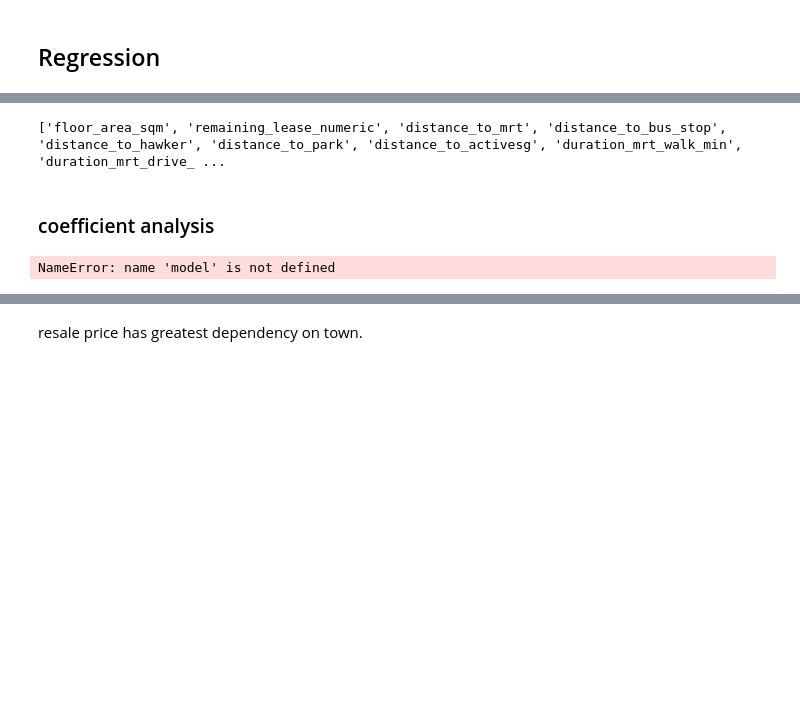
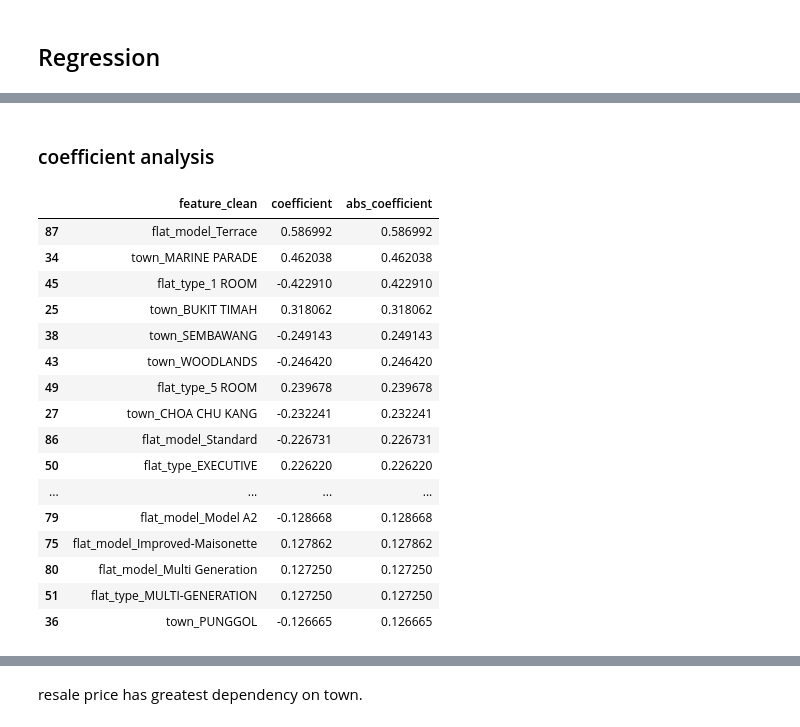
Before and after one commit to yume-24/Introductory-data-science-PBL-1-, a Jupyter notebook: PBL1_clean.ipynb, the cells around one changed output, grey strips where cells are left out. Saved outputs shown, nothing was run; the diff lists cells and outputs as text; code cells hidden in the pictures; blank space fills up the shorter version.

```diff
--- a/histgradboostreg.ipynb
+++ b/PBL1_clean.ipynb
@@ -165,8 +164,7 @@ numeric_features = [
     'distance_to_bus_stop',
     'distance_to_hawker',
     'distance_to_park',
-    'distance_to_activesg','duration_mrt_walk_min','duration_mrt_drive_min','duration_mrt_transit_min','duration_hawker_walk_min','duration_hawker_drive_min','duration_hawker_transit_min','duration_activesg_walk_min','duration_activesg_drive_min','duration_activesg_transit_min','duration_park_walk_min','duration_park_drive_min','duration_park_transit_min',
-    'storey_midpoint',
+    'distance_to_activesg','duration_mrt_walk_min','duration_mrt_drive_min','duration_mrt_transit_min','duration_hawker_walk_min','duration_hawker_drive_min','duration_hawker_transit_min','duration_activesg_walk_min','duration_activesg_drive_min','duration_activesg_transit_min','duration_park_walk_min','duration_park_drive_min','duration_park_transit_min'
 ]
 categorical_features = [
     'town',
@@ -223,42 +243,51 @@ KeyError: "['storey_midpoint'] not in index"
-# %%
-print(features)
-# %% [output]
-['floor_area_sqm', 'remaining_lease_numeric', 'distance_to_mrt', 'distance_to_bus_stop', 'distance_to_hawker', 'distance_to_park', 'distance_to_activesg', 'duration_mrt_walk_min', 'duration_mrt_drive_ ...
 # %% [markdown]
 ### coefficient analysis
 # %%
 import pandas as pd
 import numpy as np
 
-#EFFECTS ON LOG PRICE BTW
-# get fitted preprocessor and regressor from pipeline
-preprocessor = model.named_steps['preprocessor']
-ridge_model = model.named_steps['regressor']
+# use the FULL pipeline, not the raw RidgeCV regressor
+ridge_pipeline = ridge_model   # or whatever you named your Ridge pipeline
 
-# get feature names after preprocessing
+preprocessor = ridge_pipeline.named_steps["preprocessor"]
+ridge_regressor = ridge_pipeline.named_steps["regressor"]
+
 feature_names = preprocessor.get_feature_names_out()
+coefficients = ridge_regressor.coef_
 
-# get coefficients
-coefficients = ridge_model.coef_
-
-# make dataframe
 coef_df = pd.DataFrame({
-    'feature': feature_names,
-    'coefficient': coefficients,
-    'abs_coefficient': np.abs(coefficients)
+    "feature": feature_names,
+    "coefficient": coefficients,
+    "abs_coefficient": np.abs(coefficients)
 })
 
-# sort by most influence
-coef_df_sorted = coef_df.sort_values(by='abs_coefficient', ascending=False)
-coef_df_sorted['feature_clean'] = (
-    coef_df_sorted['feature']
-    .str.replace('num__', '', regex=False)
-    .str.replace('cat__', '', regex=False)
+coef_df["feature_clean"] = (
+    coef_df["feature"]
+    .str.replace("num__", "", regex=False)
+    .str.replace("cat__", "", regex=False)
 )
 
-coef_df_sorted[['feature_clean', 'coefficient', 'abs_coefficient']].head(30)
+coef_df_sorted = coef_df.sort_values("abs_coefficient", ascending=False)
+
+coef_df_sorted[["feature_clean", "coefficient", "abs_coefficient"]].head(30)
 # %% [output]
-NameError: name 'model' is not defined
+|  | feature_clean | coefficient | abs_coefficient |
+| 87 | flat_model_Terrace | 0.586992 | 0.586992 |
+| 34 | town_MARINE PARADE | 0.462038 | 0.462038 |
+| 45 | flat_type_1 ROOM | -0.422910 | 0.422910 |
+| 25 | town_BUKIT TIMAH | 0.318062 | 0.318062 |
+| 38 | town_SEMBAWANG | -0.249143 | 0.249143 |
+| 43 | town_WOODLANDS | -0.246420 | 0.246420 |
+| 49 | flat_type_5 ROOM | 0.239678 | 0.239678 |
+| 27 | town_CHOA CHU KANG | -0.232241 | 0.232241 |
+| 86 | flat_model_Standard | -0.226731 | 0.226731 |
+| 50 | flat_type_EXECUTIVE | 0.226220 | 0.226220 |
+| ... | ... | ... | ... |
+| 79 | flat_model_Model A2 | -0.128668 | 0.128668 |
+| 75 | flat_model_Improved-Maisonette | 0.127862 | 0.127862 |
+| 80 | flat_model_Multi Generation | 0.127250 | 0.127250 |
+| 51 | flat_type_MULTI-GENERATION | 0.127250 | 0.127250 |
+| 36 | town_PUNGGOL | -0.126665 | 0.126665 |
 # %%
 import matplotlib.pyplot as plt
 
```
Also changed, not shown: parts of 39 cells of this notebook.
